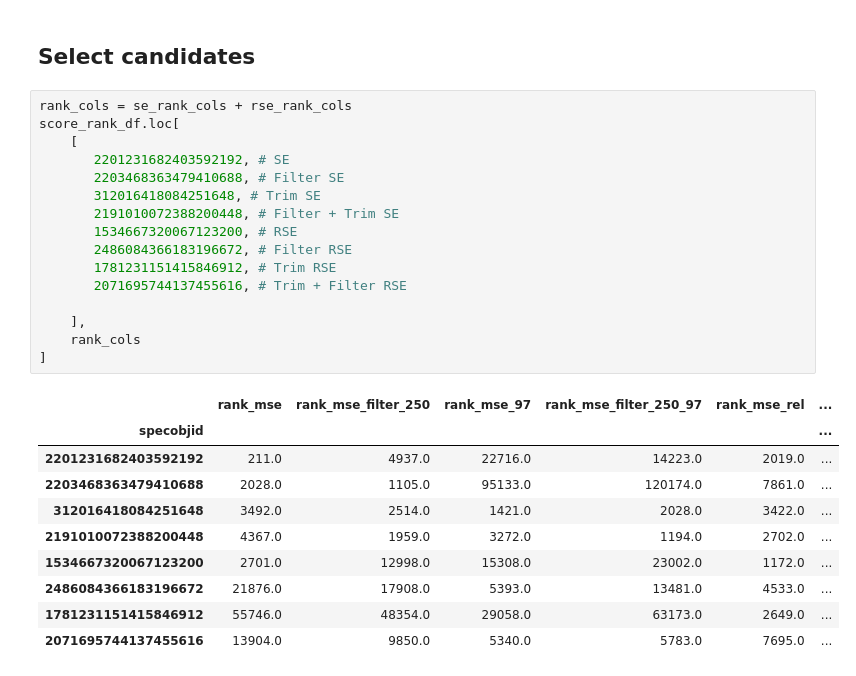
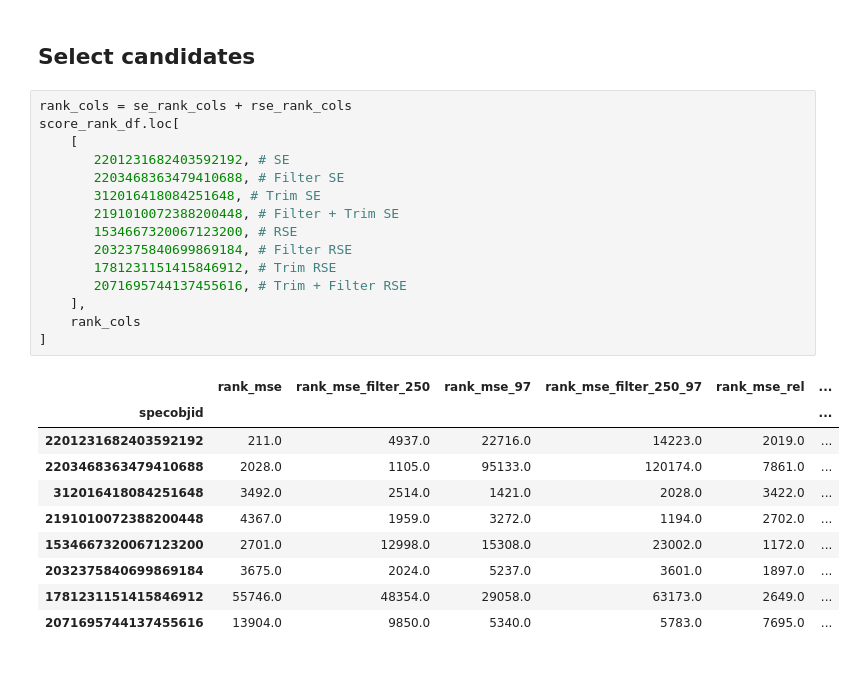
Before and after one commit to ed-ortizm/anomaly, a Jupyter notebook: thesis/residual_based_scores/bin_03/03_median_spec_overlap_divergence_bin3.ipynb, the cells around one changed output. Cells and saved outputs as stored; diff of their text form.

```diff
--- a/thesis/residual_based_scores/bin_03/03_median_spec_overlap_divergence_bin3.ipynb
+++ b/thesis/residual_based_scores/bin_03/03_median_spec_overlap_divergence_bin3.ipynb
@@ -885,28 +877,27 @@ Common over distinct: 21.42%
 # %%
 rank_cols = se_rank_cols + rse_rank_cols
 score_rank_df.loc[
     [
        2201231682403592192, # SE
        2203468363479410688, # Filter SE
        312016418084251648, # Trim SE
        2191010072388200448, # Filter + Trim SE
        1534667320067123200, # RSE
-       2486084366183196672, # Filter RSE
+       2032375840699869184, # Filter RSE
        1781231151415846912, # Trim RSE
        2071695744137455616, # Trim + Filter RSE
-
     ],
     rank_cols
 ]
 # %% [output]
 |  | rank_mse | rank_mse_filter_250 | rank_mse_97 | rank_mse_filter_250_97 | rank_mse_rel | ... |
 | specobjid |  |  |  |  |  | ... |
 | 2201231682403592192 | 211.0 | 4937.0 | 22716.0 | 14223.0 | 2019.0 | ... |
 | 2203468363479410688 | 2028.0 | 1105.0 | 95133.0 | 120174.0 | 7861.0 | ... |
 | 312016418084251648 | 3492.0 | 2514.0 | 1421.0 | 2028.0 | 3422.0 | ... |
 | 2191010072388200448 | 4367.0 | 1959.0 | 3272.0 | 1194.0 | 2702.0 | ... |
 | 1534667320067123200 | 2701.0 | 12998.0 | 15308.0 | 23002.0 | 1172.0 | ... |
-| 2486084366183196672 | 21876.0 | 17908.0 | 5393.0 | 13481.0 | 4533.0 | ... |
+| 2032375840699869184 | 3675.0 | 2024.0 | 5237.0 | 3601.0 | 1897.0 | ... |
 | 1781231151415846912 | 55746.0 | 48354.0 | 29058.0 | 63173.0 | 2649.0 | ... |
 | 2071695744137455616 | 13904.0 | 9850.0 | 5340.0 | 5783.0 | 7695.0 | ... |
 # %%
```
Also changed, not shown: parts of 27 cells of this notebook.
